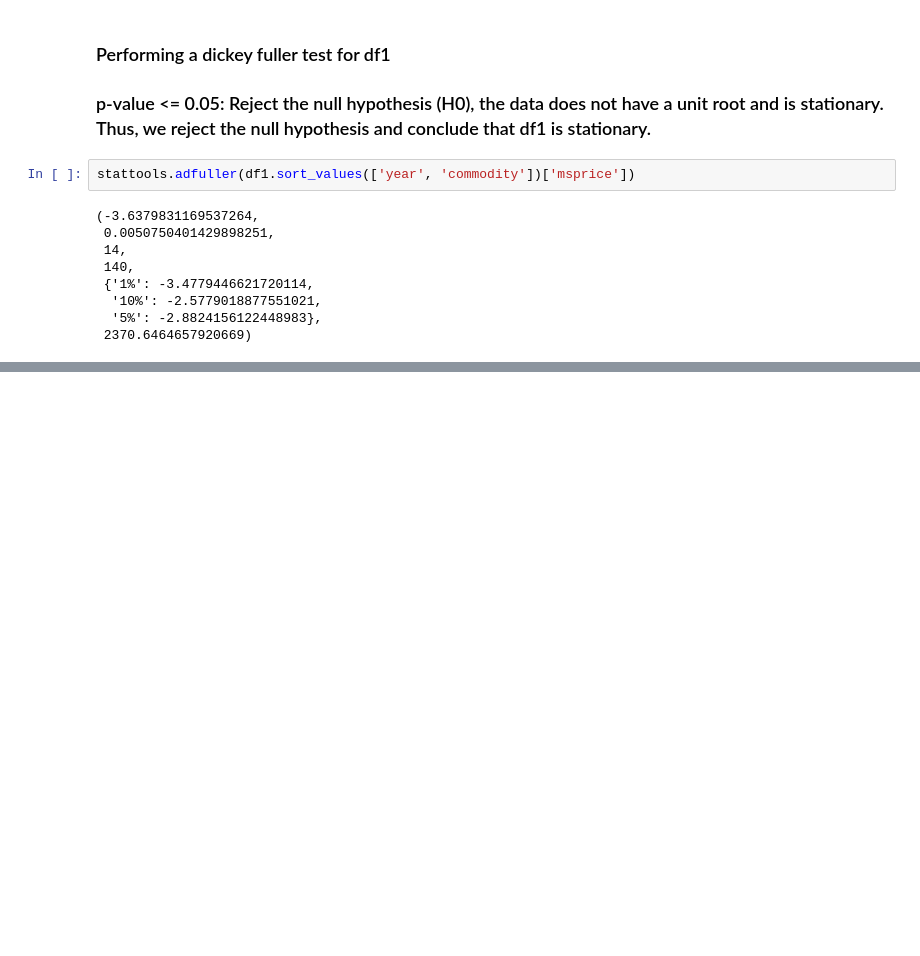
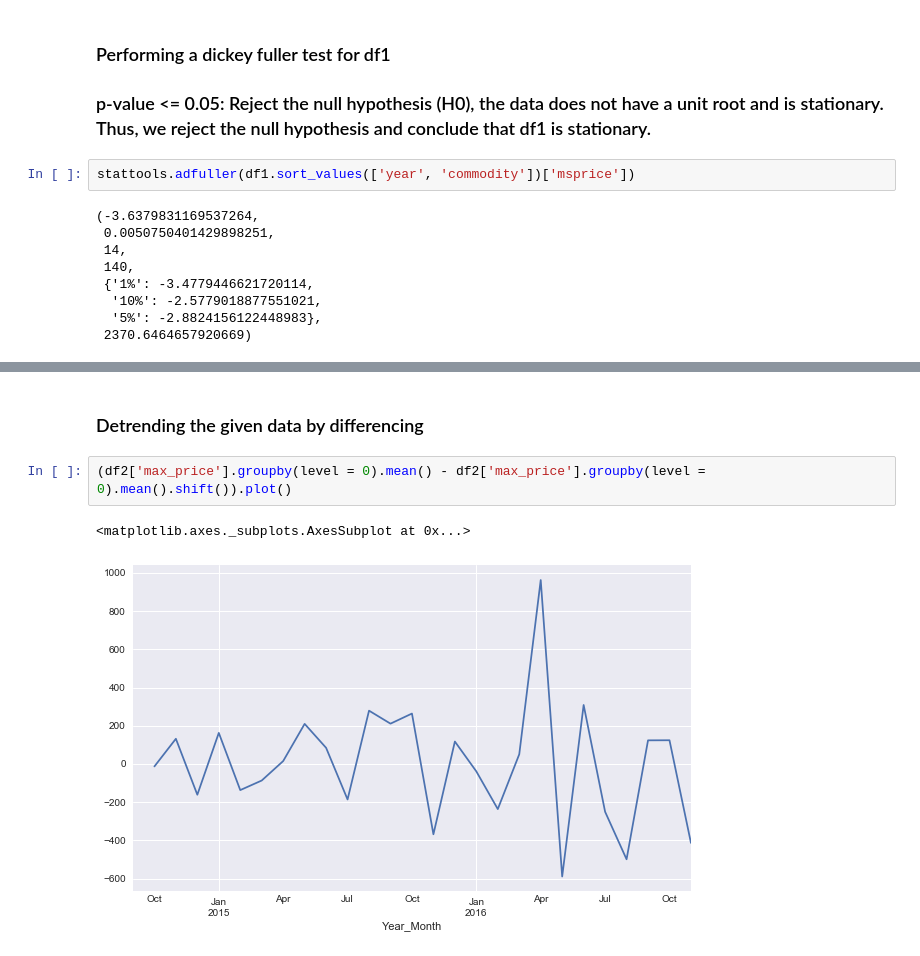
Before and after one commit to sirius0503/Trends_In_APMC, a Jupyter notebook: apmc_trends.ipynb, the cells around one changed output, grey strips where cells are left out. Cells and saved outputs as stored; diff of their text form; blank space fills up the shorter version.

```diff
--- a/apmc_trends.ipynb
+++ b/apmc_trends.ipynb
@@ -370,0 +407,7 @@ stattools.adfuller(df1.sort_values(['year', 'commodity'])['msprice'])
+# %% [markdown]
+### Detrending the given data by differencing
+# %%
+(df2['max_price'].groupby(level = 0).mean() - df2['max_price'].groupby(level = 0).mean().shift()).plot()
+# %% [output]
+<matplotlib.axes._subplots.AxesSubplot at 0x...>
+[figure, added]
```
Also changed, not shown: parts of 38 cells of this notebook.
